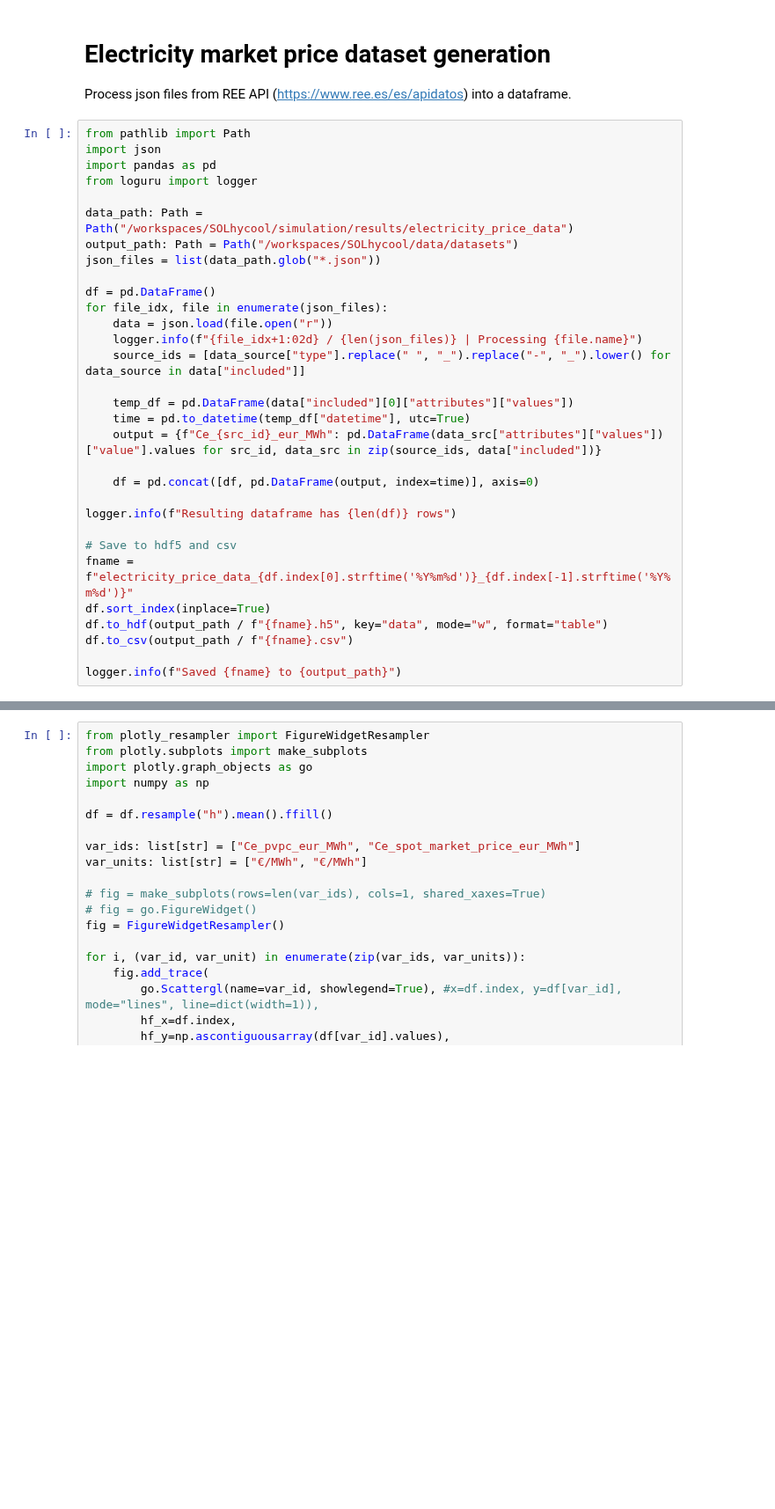
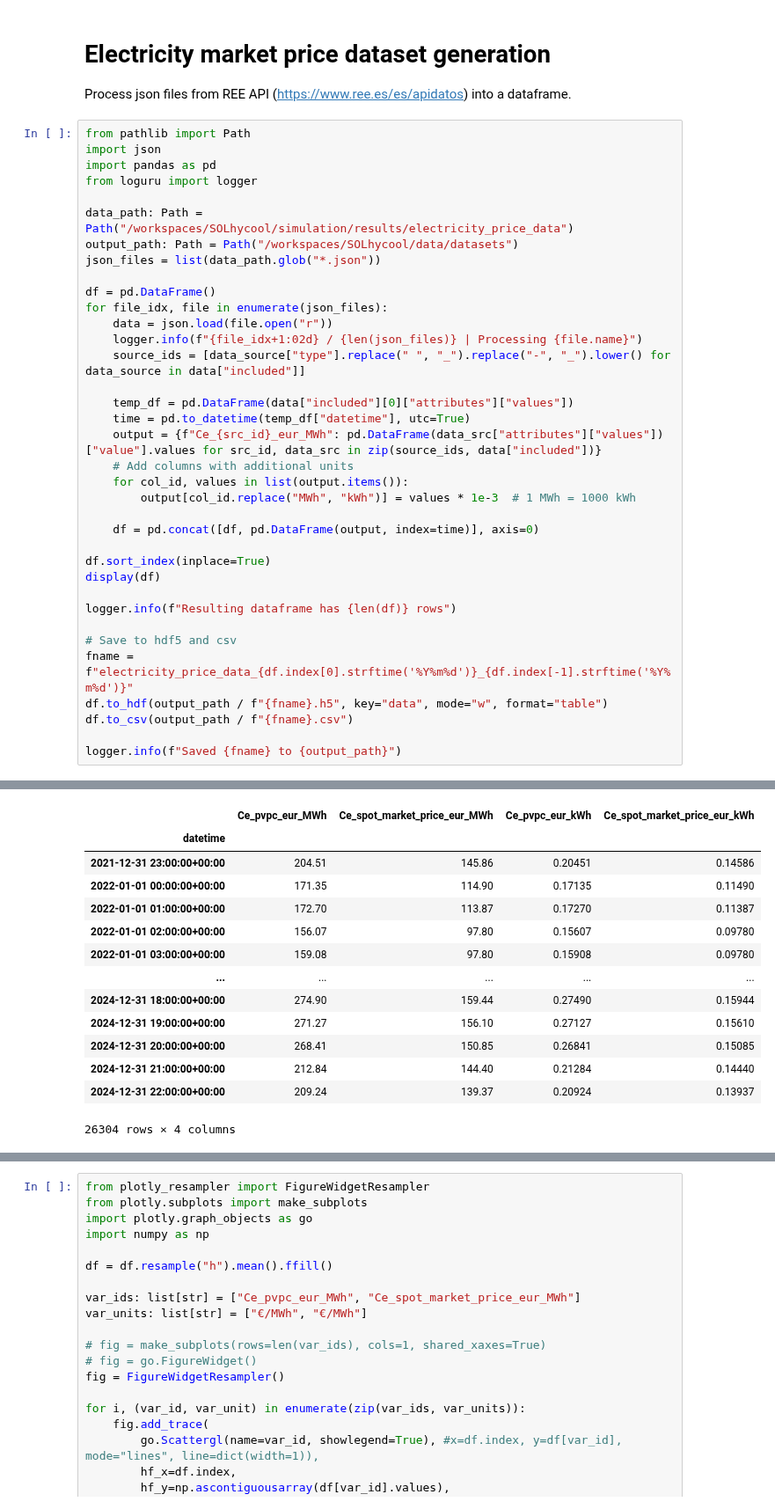
Before and after one commit to juan11iguel/SOLhycool, a Jupyter notebook: simulation/notebooks/process_electricity_price_data.ipynb, the cells around one changed output, grey strips where cells are left out. Shown at 88% size. Cells and saved outputs as stored; diff of their text form; blank space fills up the shorter version.

```diff
--- a/simulation/notebooks/process_electricity_price_data.ipynb
+++ b/simulation/notebooks/process_electricity_price_data.ipynb
@@ -21,14 +21,19 @@ for file_idx, file in enumerate(json_files):
     temp_df = pd.DataFrame(data["included"][0]["attributes"]["values"])
     time = pd.to_datetime(temp_df["datetime"], utc=True)
     output = {f"Ce_{src_id}_eur_MWh": pd.DataFrame(data_src["attributes"]["values"])["value"].values for src_id, data_src in zip(source_ids, data["included"])}
+    # Add columns with additional units
+    for col_id, values in list(output.items()):
+        output[col_id.replace("MWh", "kWh")] = values * 1e-3  # 1 MWh = 1000 kWh
 
     df = pd.concat([df, pd.DataFrame(output, index=time)], axis=0)
+
+df.sort_index(inplace=True)
+display(df)
 
 logger.info(f"Resulting dataframe has {len(df)} rows")
 
 # Save to hdf5 and csv
 fname = f"electricity_price_data_{df.index[0].strftime('%Y%m%d')}_{df.index[-1].strftime('%Y%m%d')}"
-df.sort_index(inplace=True)
 df.to_hdf(output_path / f"{fname}.h5", key="data", mode="w", format="table")
 df.to_csv(output_path / f"{fname}.csv")
 
@@ -53,0 +59,14 @@ logger.info(f"Saved {fname} to {output_path}")
+|  | Ce_pvpc_eur_MWh | Ce_spot_market_price_eur_MWh | Ce_pvpc_eur_kWh | Ce_spot_market_price_eur_kWh |
+| datetime |  |  |  |  |
+| 2021-12-31 23:00:00+00:00 | 204.51 | 145.86 | 0.20451 | 0.14586 |
+| 2022-01-01 00:00:00+00:00 | 171.35 | 114.90 | 0.17135 | 0.11490 |
+| 2022-01-01 01:00:00+00:00 | 172.70 | 113.87 | 0.17270 | 0.11387 |
+| 2022-01-01 02:00:00+00:00 | 156.07 | 97.80 | 0.15607 | 0.09780 |
+| 2022-01-01 03:00:00+00:00 | 159.08 | 97.80 | 0.15908 | 0.09780 |
+| ... | ... | ... | ... | ... |
+| 2024-12-31 18:00:00+00:00 | 274.90 | 159.44 | 0.27490 | 0.15944 |
+| 2024-12-31 19:00:00+00:00 | 271.27 | 156.10 | 0.27127 | 0.15610 |
+| 2024-12-31 20:00:00+00:00 | 268.41 | 150.85 | 0.26841 | 0.15085 |
+| 2024-12-31 21:00:00+00:00 | 212.84 | 144.40 | 0.21284 | 0.14440 |
+| 2024-12-31 22:00:00+00:00 | 209.24 | 139.37 | 0.20924 | 0.13937 |
+26304 rows × 4 columns
```
Also changed, not shown: parts of 2 cells of this notebook, 37 other files.
